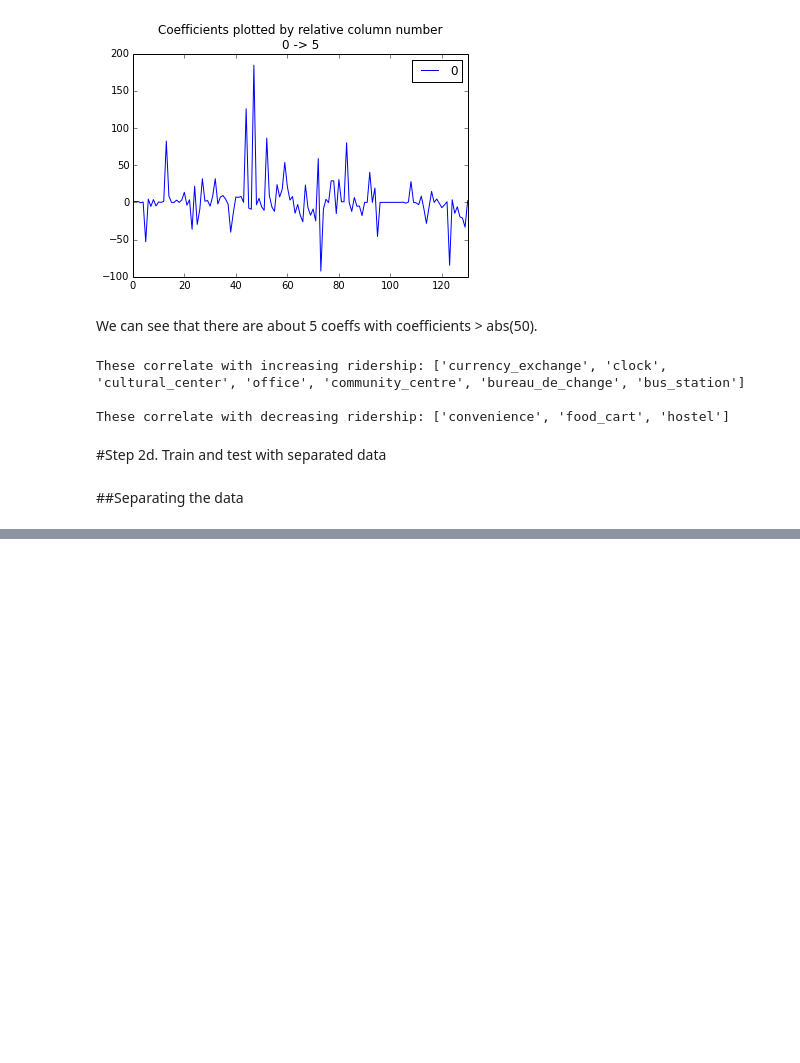
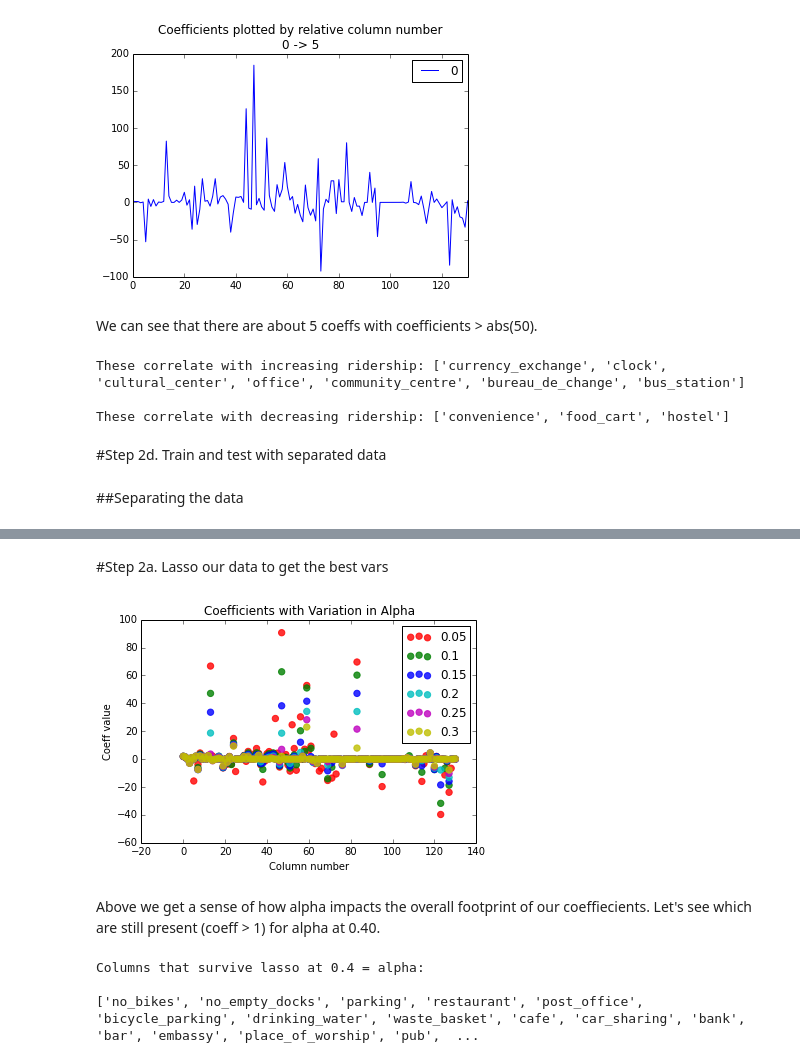
Before and after one commit to tpeek/bikeshare, a Jupyter notebook: Machine Learning.ipynb, the cells around one changed output, grey strips where cells are left out. Drawn from its saved outputs; the diff is of its cells as text; code cells hidden in the pictures; blank space fills up the shorter version.

Commit message:
working towards the end; working out a potential indexing issue

```diff
--- a/Machine Learning.ipynb
+++ b/Machine Learning.ipynb
@@ -153,0 +153,80 @@ Results are much worse now. Running the above code gives different results each
+# %% [markdown]
+#Step 2a. Lasso our data to get the best vars
+# %%
+from sklearn.linear_model import Lasso
+
+#alpha 0.05
+del model
+model = Lasso(alpha=0.05)
+model.fit(x,y)
+coeffs_0p05 = DataFrame(np.round(model.coef_, 1))
+
+#alpha 0.10
+del model
+model = Lasso(alpha=0.10)
+model.fit(x,y)
+coeffs_0p10 = DataFrame(np.round(model.coef_, 1))
+
+#alpha 0.15
+del model
+model = Lasso(alpha=0.15)
+model.fit(x,y)
+coeffs_0p15 = DataFrame(np.round(model.coef_, 1))
+
+#alpha 0.20
+del model
+model = Lasso(alpha=0.20)
+model.fit(x,y)
+coeffs_0p20 = DataFrame(np.round(model.coef_, 1))
+
+#alpha 0.25
+del model
+model = Lasso(alpha=0.25)
+model.fit(x,y)
+coeffs_0p25 = DataFrame(np.round(model.coef_, 1))
+
+#alpha 0.30
+del model
+model = Lasso(alpha=0.30)
+model.fit(x,y)
+coeffs_0p30 = DataFrame(np.round(model.coef_, 1))
+
+#alpha 0.35
+del model
+model = Lasso(alpha=0.35)
+model.fit(x,y)
+coeffs_0p35 = DataFrame(np.round(model.coef_, 1))
+
+#alpha 0.40
+del model
+model = Lasso(alpha=0.40)
+model.fit(x,y)
+coeffs_0p40 = DataFrame(np.round(model.coef_, 1))
+
+coeffls = [coeffs_0p05, coeffs_0p10, coeffs_0p15, coeffs_0p20,
+           coeffs_0p25, coeffs_0p30]
+
+colors = cycle(['r','g','b','c','m','y'])
+
+alpha_st = 0.05
+
+for df in coeffls:
+    plt.scatter(df.index, df, color=next(colors), label=str(alpha_st), s=40, alpha=0.8)
+    plt.legend()
+    alpha_st += 0.05
+    plt.title("Coefficients with Variation in Alpha")
+    plt.ylabel("Coeff value")
+    plt.xlabel("Column number")
+# %% [output]
+[figure, added]
+# %% [markdown]
+Above we get a sense of how alpha impacts the overall footprint of our coeffiecients. Let's see which are still present (coeff > 1) for alpha at 0.40.
+# %%
+coeffs_query = coeffs_0p40[abs(coeffs_0p40) > 1].dropna()
+query_cols = [x.dtypes.index[i] for i in coeffs_query.index]
+print "Columns that survive lasso at 0.4 = alpha:\n\n{}".format(
+    query_cols)
+# %% [output]
+Columns that survive lasso at 0.4 = alpha:
+
+['no_bikes', 'no_empty_docks', 'parking', 'restaurant', 'post_office', 'bicycle_parking', 'drinking_water', 'waste_basket', 'cafe', 'car_sharing', 'bank', 'bar', 'embassy', 'place_of_worship', 'pub',  ...
```
Also changed, not shown: parts of 6 cells of this notebook.
